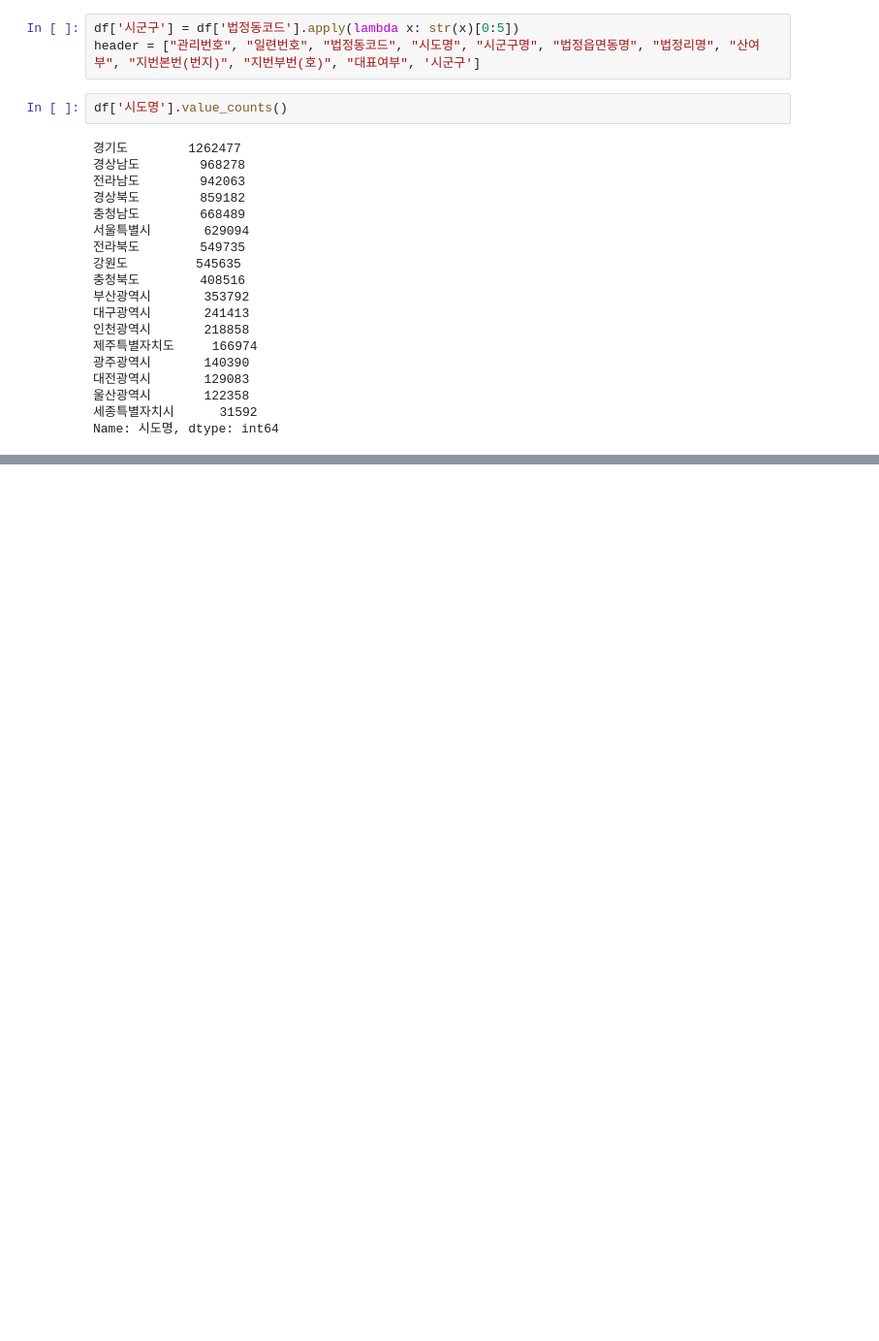
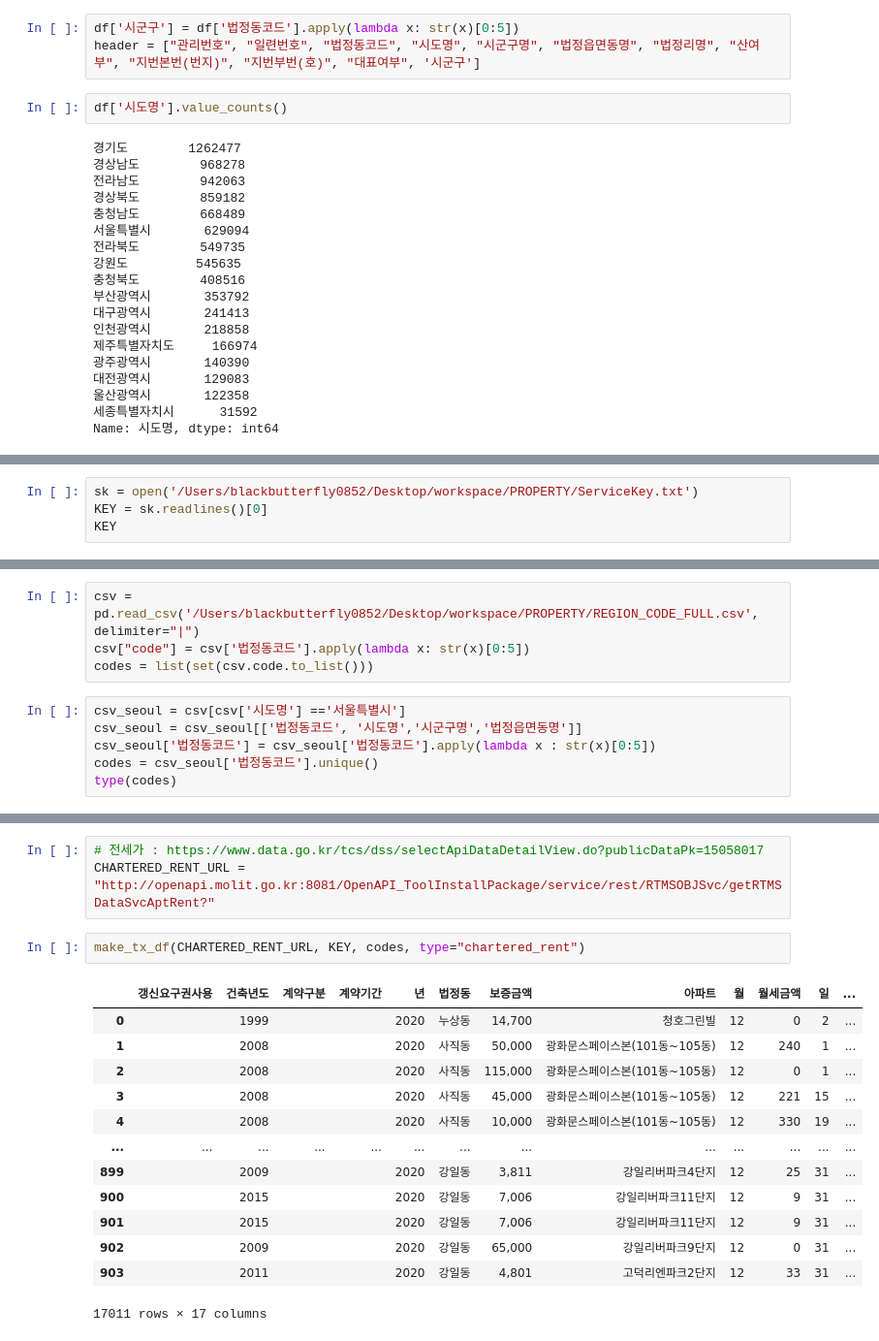
Before and after one commit to blackbutterfly0852/property_python, a Jupyter notebook: 230111 내집마련파이썬_2_1_공공데이터.ipynb, the cells around one changed output, grey strips where cells are left out. Shown: that part at 97% size. Saved outputs shown, nothing was run; the diff lists cells and outputs as text; blank space fills up the shorter version.

```diff
--- a/230111 내집마련파이썬_2_1_공공데이터.ipynb
+++ b/230111 내집마련파이썬_2_1_공공데이터.ipynb
@@ -163,0 +227,4 @@ def df_for_data(rows, tx_columns):
+# %%
+sk = open('/Users/blackbutterfly0852/Desktop/workspace/PROPERTY/ServiceKey.txt')
+KEY = sk.readlines()[0]
+KEY
@@ -163,0 +233,10 @@ def df_for_data(rows, tx_columns):
+# %%
+csv = pd.read_csv('/Users/blackbutterfly0852/Desktop/workspace/PROPERTY/REGION_CODE_FULL.csv', delimiter="|")
+csv["code"] = csv['법정동코드'].apply(lambda x: str(x)[0:5])
+codes = list(set(csv.code.to_list()))
+# %%
+csv_seoul = csv[csv['시도명'] =='서울특별시']
+csv_seoul = csv_seoul[['법정동코드', '시도명','시군구명','법정읍면동명']]
+csv_seoul['법정동코드'] = csv_seoul['법정동코드'].apply(lambda x : str(x)[0:5])
+codes = csv_seoul['법정동코드'].unique()
+type(codes)
@@ -163,0 +259,19 @@ def df_for_data(rows, tx_columns):
+# %%
+# 전세가 : https://www.data.go.kr/tcs/dss/selectApiDataDetailView.do?publicDataPk=15058017
+CHARTERED_RENT_URL = "http://openapi.molit.go.kr:8081/OpenAPI_ToolInstallPackage/service/rest/RTMSOBJSvc/getRTMSDataSvcAptRent?"
+# %%
+make_tx_df(CHARTERED_RENT_URL, KEY, codes, type="chartered_rent")
+# %% [output]
+|  | 갱신요구권사용 | 건축년도 | 계약구분 | 계약기간 | 년 | 법정동 | 보증금액 | 아파트 | 월 | 월세금액 | 일 | ... |
+| 0 |  | 1999 |  |  | 2020 | 누상동 | 14,700 | 청호그린빌 | 12 | 0 | 2 | ... |
+| 1 |  | 2008 |  |  | 2020 | 사직동 | 50,000 | 광화문스페이스본(101동~105동) | 12 | 240 | 1 | ... |
+| 2 |  | 2008 |  |  | 2020 | 사직동 | 115,000 | 광화문스페이스본(101동~105동) | 12 | 0 | 1 | ... |
+| 3 |  | 2008 |  |  | 2020 | 사직동 | 45,000 | 광화문스페이스본(101동~105동) | 12 | 221 | 15 | ... |
+| 4 |  | 2008 |  |  | 2020 | 사직동 | 10,000 | 광화문스페이스본(101동~105동) | 12 | 330 | 19 | ... |
+| ... | ... | ... | ... | ... | ... | ... | ... | ... | ... | ... | ... | ... |
+| 899 |  | 2009 |  |  | 2020 | 강일동 | 3,811 | 강일리버파크4단지 | 12 | 25 | 31 | ... |
+| 900 |  | 2015 |  |  | 2020 | 강일동 | 7,006 | 강일리버파크11단지 | 12 | 9 | 31 | ... |
+| 901 |  | 2015 |  |  | 2020 | 강일동 | 7,006 | 강일리버파크11단지 | 12 | 9 | 31 | ... |
+| 902 |  | 2009 |  |  | 2020 | 강일동 | 65,000 | 강일리버파크9단지 | 12 | 0 | 31 | ... |
+| 903 |  | 2011 |  |  | 2020 | 강일동 | 4,801 | 고덕리엔파크2단지 | 12 | 33 | 31 | ... |
+17011 rows × 17 columns
```
Also changed, not shown: parts of 13 cells of this notebook.
